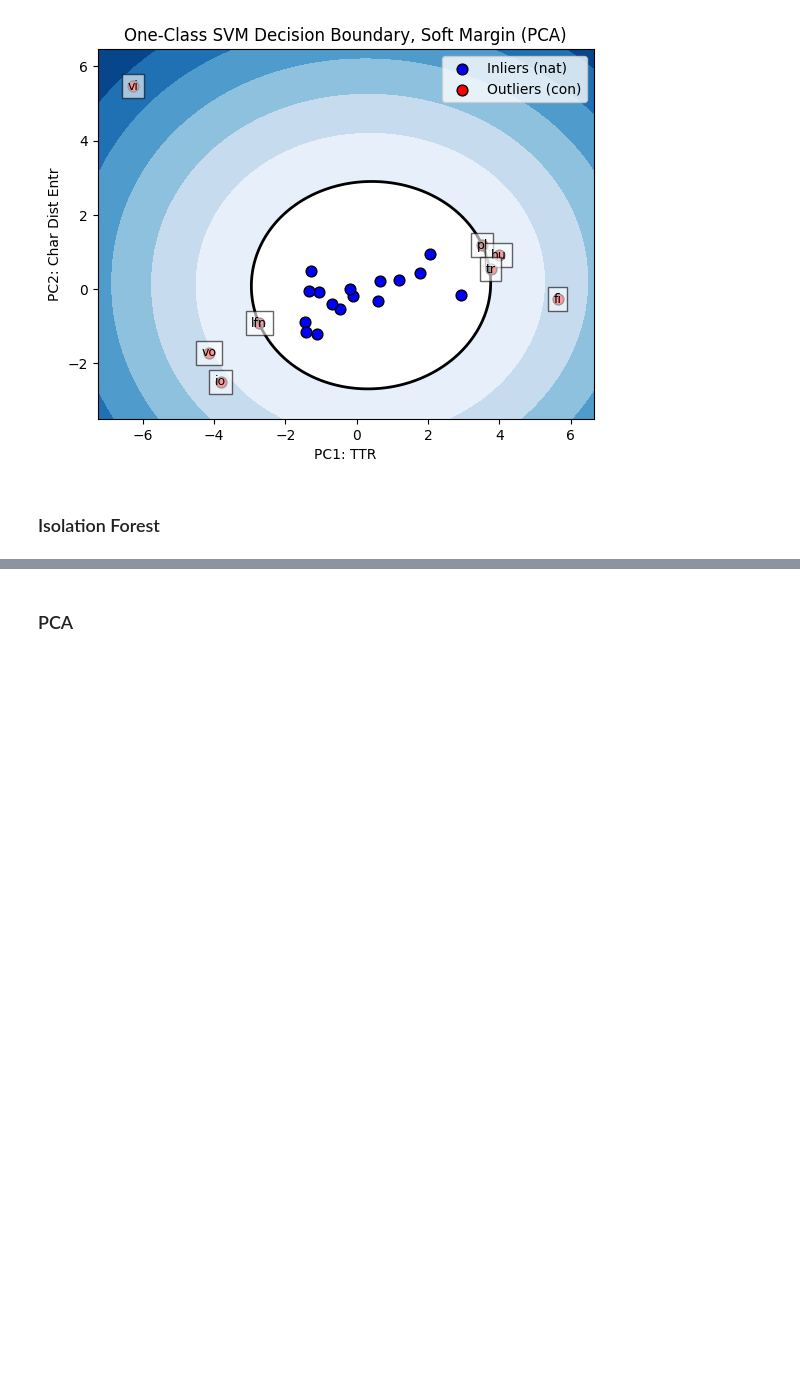
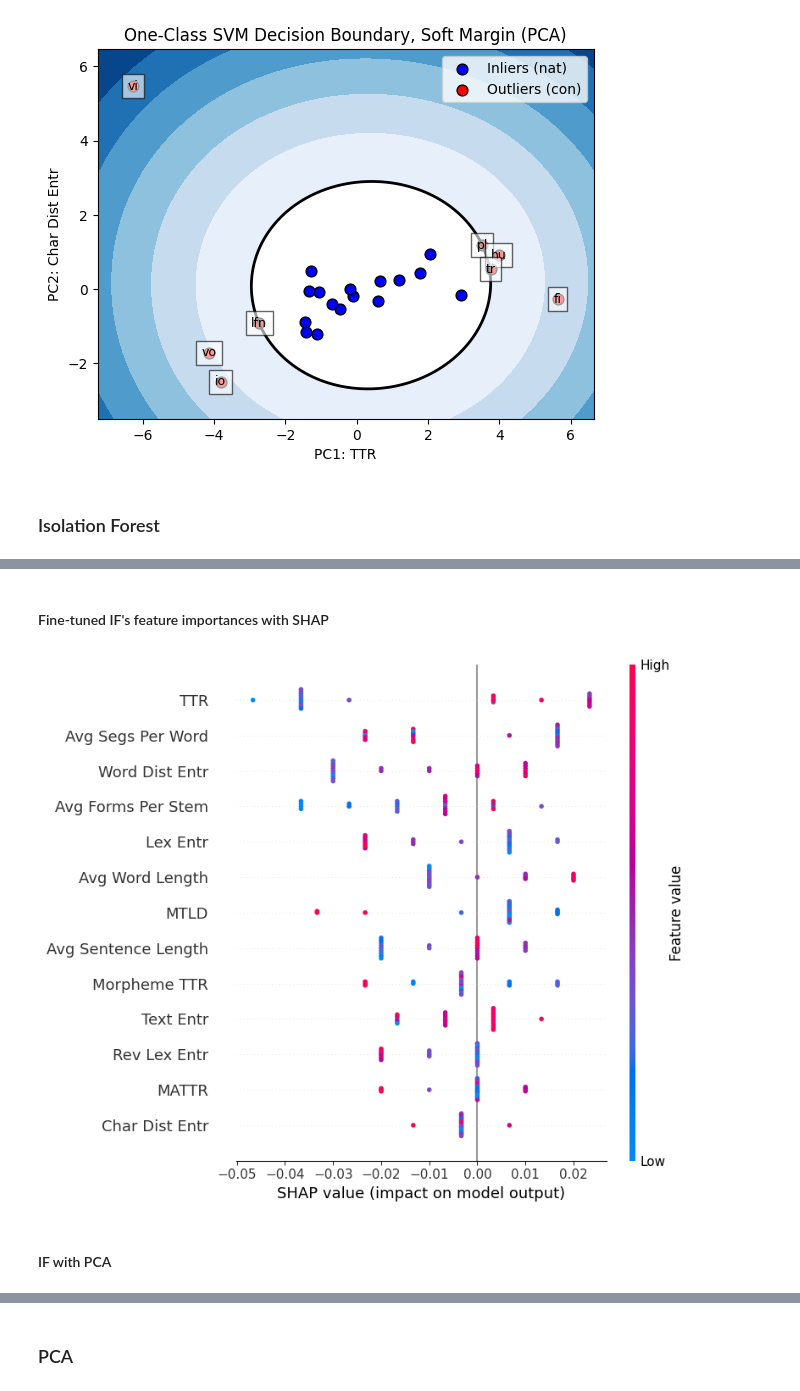
Before and after one commit to kirbergerconnor/iscl-thesis, a Jupyter notebook: classification_and_anomaly.ipynb, the cells around one changed output, grey strips where cells are left out. Cells and saved outputs as stored; diff of their text form; code cells hidden in the pictures; blank space fills up the shorter version.

```diff
--- a/classification_and_anomaly.ipynb
+++ b/classification_and_anomaly.ipynb
@@ -249,3 +410,45 @@ plt.show()
+# %% [markdown]
+#### Fine-tuned IF's feature importances with SHAP
+# %%
+shap_values = shap.TreeExplainer(ifc).shap_values(X_test)
+shap.summary_plot(shap_values, X_test, feature_names=data.iloc[:,2:].columns.values)
+
+# explainer = shap.Explainer(ifc)
+# shap_values = explainer(X_train)
+# shap.plots.waterfall(shap_values[0])
+
+# def global_shap_importance(model, X):
+#     """ Return a dataframe containing the features sorted by Shap importance
+#     Parameters
+#     ----------
+#     model : The tree-based model
+#     X : pd.Dataframe
+#          training set/test set/the whole dataset ... (without the label)
+#     Returns
+#     -------
+#     pd.Dataframe
+#         A dataframe containing the features sorted by Shap importance
+#     """
+#     explainer = shap.Explainer(model)
+#     shap_values = explainer(X)
+#     cohorts = {"": shap_values}
+#     cohort_labels = list(cohorts.keys())
+#     cohort_exps = list(cohorts.values())
+#     for i in range(len(cohort_exps)):
+#         if len(cohort_exps[i].shape) == 2:
+#             cohort_exps[i] = cohort_exps[i].abs.mean(0)
+#     features = cohort_exps[0].data
+#     feature_names = cohort_exps[0].feature_names
+#     values = np.array([cohort_exps[i].values for i in range(len(cohort_exps))])
+#     feature_importance = pd.DataFrame(
+#         list(zip(feature_names, sum(values))), columns=['features', 'importance'])
+#     feature_importance.sort_values(
+#         by=['importance'], ascending=False, inplace=True)
+#     return feature_importance
+# %% [output]
+[figure, added]
+# %% [markdown]
+#### IF with PCA
 # %%
 n_components = 3
 pca = PCA(n_components=n_components)
```
Also changed, not shown: parts of 17 cells of this notebook, 17 other files.
